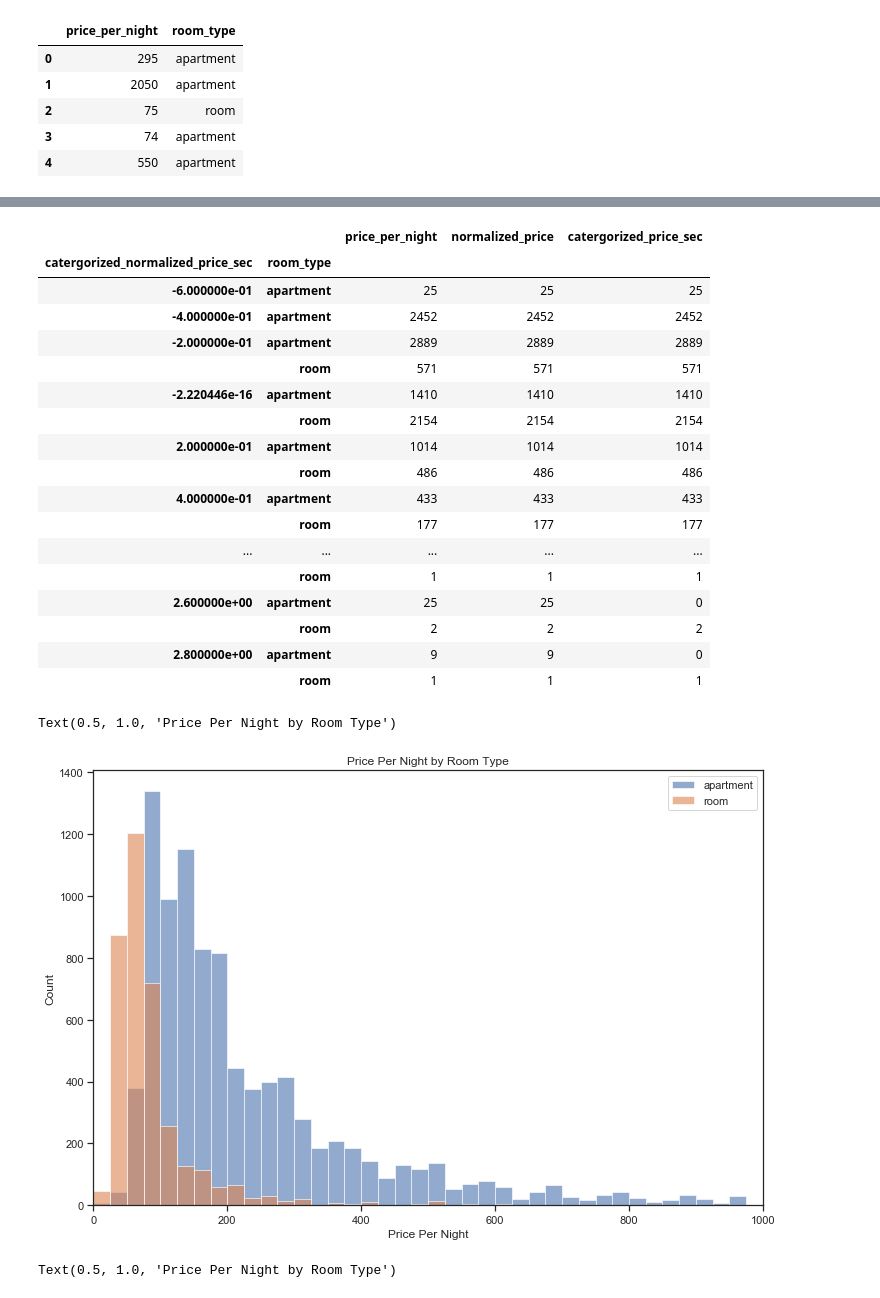
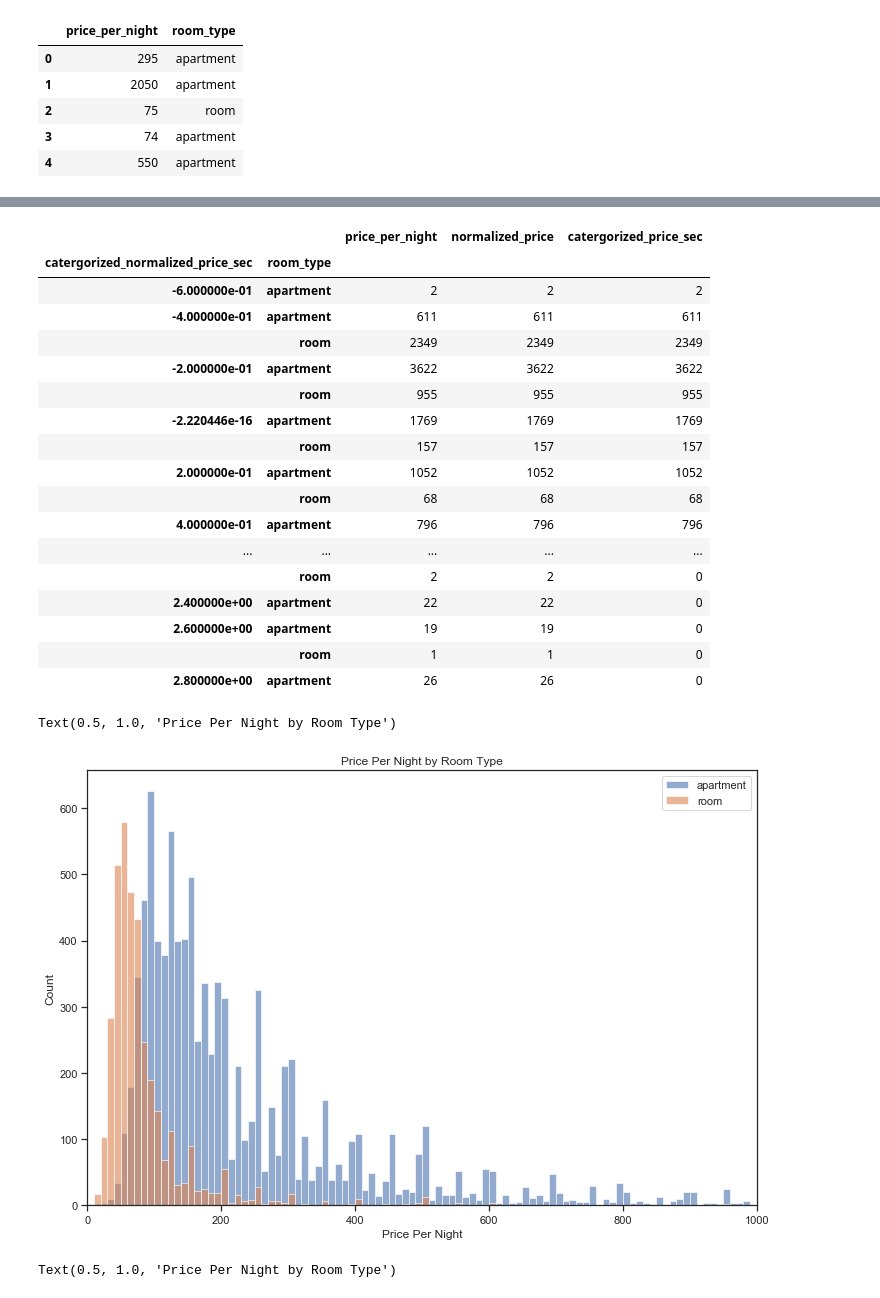
Before and after one commit to emmalogo/dsc106_proj-, a Jupyter notebook: data_analysis .ipynb, the cells around one changed output, grey strips where cells are left out. Drawn from its saved outputs; the diff is of its cells as text; code cells hidden in the pictures.

```diff
--- a/data_analysis .ipynb
+++ b/data_analysis .ipynb
@@ -50,7 +50,6 @@ df.head()
 | 3 | 74 | apartment |
 | 4 | 550 | apartment |
 # %%
-#normalize the price column
-normalized_price = df.groupby(['room_type'])['price_per_night'].apply(lambda x: (x - np.mean(x)) / np.std(x))
+#standerdize the price column
+normalized_price = (df['price_per_night'] - np.mean(df['price_per_night'])) / np.std(df['price_per_night'])
 df['normalized_price'] = normalized_price
-df.head()
@@ -82,4 +85,4 @@ Text(0.5, 1.0, 'Price Per Night by Room Type')
 # %%
-#categorize price
-for i in np.arange(0, 1000, 50):
-    df.loc[(df['price_per_night'] <= i) & (df['price_per_night'] > i-50), 'catergorized_price_sec'] = i
+#categorize standerdized price
+for i in np.arange(-1, 3, 0.2):
+    df.loc[(df['normalized_price'] <= i) & (df['normalized_price'] > i - 0.2), 'catergorized_normalized_price_sec'] = i
@@ -132,33 +91,33 @@ df.groupby(['catergorized_normalized_price_sec','room_type']).count()
 # %% [output]
 |  |  | price_per_night | normalized_price | catergorized_price_sec |
 | catergorized_normalized_price_sec | room_type |  |  |  |
-| -6.000000e-01 | apartment | 25 | 25 | 25 |
-| -4.000000e-01 | apartment | 2452 | 2452 | 2452 |
-| -2.000000e-01 | apartment | 2889 | 2889 | 2889 |
-|  | room | 571 | 571 | 571 |
-| -2.220446e-16 | apartment | 1410 | 1410 | 1410 |
-|  | room | 2154 | 2154 | 2154 |
-| 2.000000e-01 | apartment | 1014 | 1014 | 1014 |
-|  | room | 486 | 486 | 486 |
-| 4.000000e-01 | apartment | 433 | 433 | 433 |
-|  | room | 177 | 177 | 177 |
+| -6.000000e-01 | apartment | 2 | 2 | 2 |
+| -4.000000e-01 | apartment | 611 | 611 | 611 |
+|  | room | 2349 | 2349 | 2349 |
+| -2.000000e-01 | apartment | 3622 | 3622 | 3622 |
+|  | room | 955 | 955 | 955 |
+| -2.220446e-16 | apartment | 1769 | 1769 | 1769 |
+|  | room | 157 | 157 | 157 |
+| 2.000000e-01 | apartment | 1052 | 1052 | 1052 |
+|  | room | 68 | 68 | 68 |
+| 4.000000e-01 | apartment | 796 | 796 | 796 |
 | ... | ... | ... | ... | ... |
-|  | room | 1 | 1 | 1 |
-| 2.600000e+00 | apartment | 25 | 25 | 0 |
-|  | room | 2 | 2 | 2 |
-| 2.800000e+00 | apartment | 9 | 9 | 0 |
-|  | room | 1 | 1 | 1 |
+|  | room | 2 | 2 | 0 |
+| 2.400000e+00 | apartment | 22 | 22 | 0 |
+| 2.600000e+00 | apartment | 19 | 19 | 0 |
+|  | room | 1 | 1 | 0 |
+| 2.800000e+00 | apartment | 26 | 26 | 0 |
 # %%
-bin_values = np.arange(start=0, stop=1000, step=25)
+bin_values = np.arange(start=0, stop=1000, step=10)
 viz = df.groupby('room_type')['price_per_night'] # group values by carrier, select minutes delayed
 viz.plot(kind='hist', bins=bin_values, figsize=[12,8], alpha=.6, legend=True) # alpha for transparency
 plt.xlim(0, 1000)
 plt.xlabel('Price Per Night')
 plt.ylabel('Count')
 plt.title('Price Per Night by Room Type')
 # %% [output]
 Text(0.5, 1.0, 'Price Per Night by Room Type')
-[figure, old version]
+[figure, new version]
 # %%
 #sns.catplot(x="Price Per Night", y="Distribution", hue="sex", kind="swarm", data=tips);
 sns.catplot(x="room_type", y="normalized_price", data = df)
```
Also changed, not shown: parts of 9 cells of this notebook, 3 other files.
